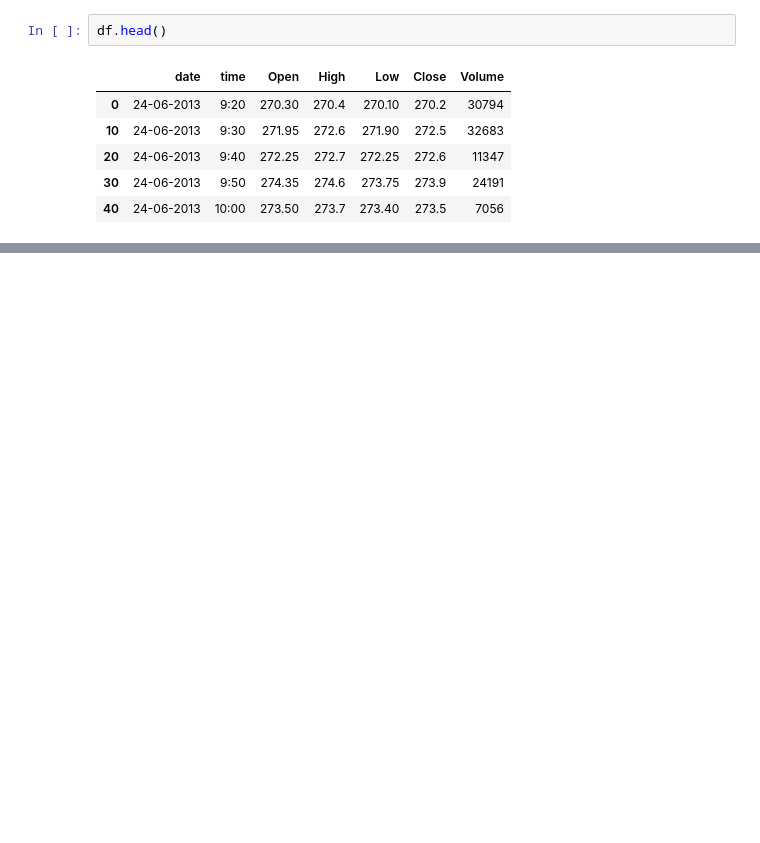
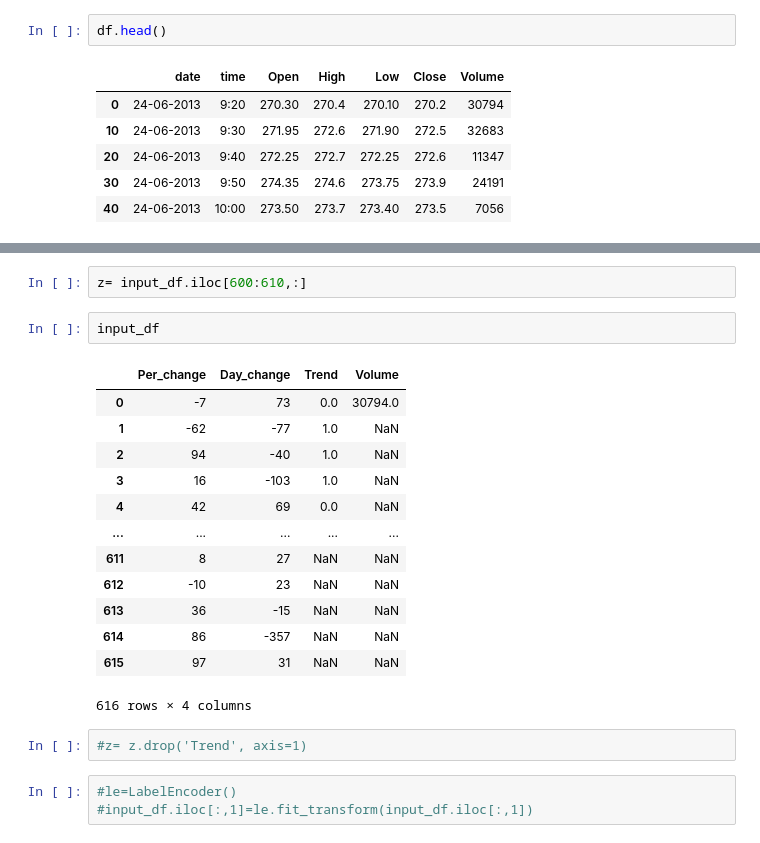
Before and after one commit to nithishpatel/Stock-market-analysis, a Jupyter notebook: tatadata.ipynb, the cells around one changed output, grey strips where cells are left out. Saved outputs shown, nothing was run; the diff lists cells and outputs as text; blank space fills up the shorter version.

```diff
--- a/tatadata.ipynb
+++ b/tatadata.ipynb
@@ -164,0 +206,23 @@ plt.axvline(x=19)
+# %%
+z= input_df.iloc[600:610,:]
+# %%
+input_df
+# %% [output]
+|  | Per_change | Day_change | Trend | Volume |
+| 0 | -7 | 73 | 0.0 | 30794.0 |
+| 1 | -62 | -77 | 1.0 | NaN |
+| 2 | 94 | -40 | 1.0 | NaN |
+| 3 | 16 | -103 | 1.0 | NaN |
+| 4 | 42 | 69 | 0.0 | NaN |
+| ... | ... | ... | ... | ... |
+| 611 | 8 | 27 | NaN | NaN |
+| 612 | -10 | 23 | NaN | NaN |
+| 613 | 36 | -15 | NaN | NaN |
+| 614 | 86 | -357 | NaN | NaN |
+| 615 | 97 | 31 | NaN | NaN |
+616 rows × 4 columns
+# %%
+#z= z.drop('Trend', axis=1)
+# %%
+#le=LabelEncoder()
+#input_df.iloc[:,1]=le.fit_transform(input_df.iloc[:,1])
```
Also changed, not shown: parts of 48 cells of this notebook.
